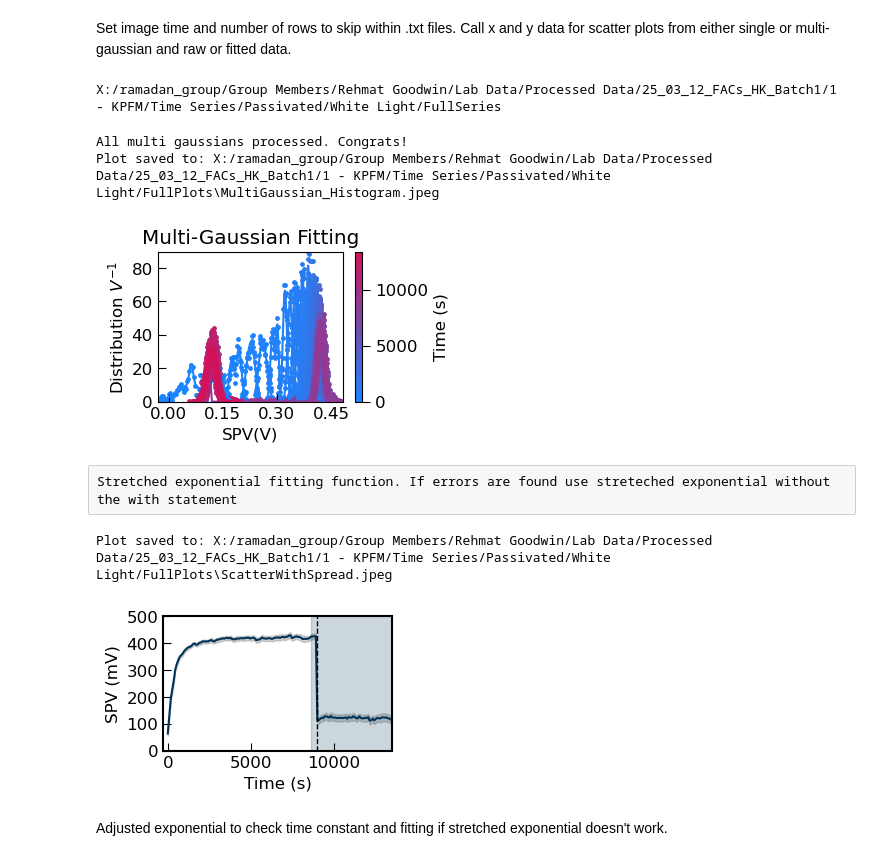
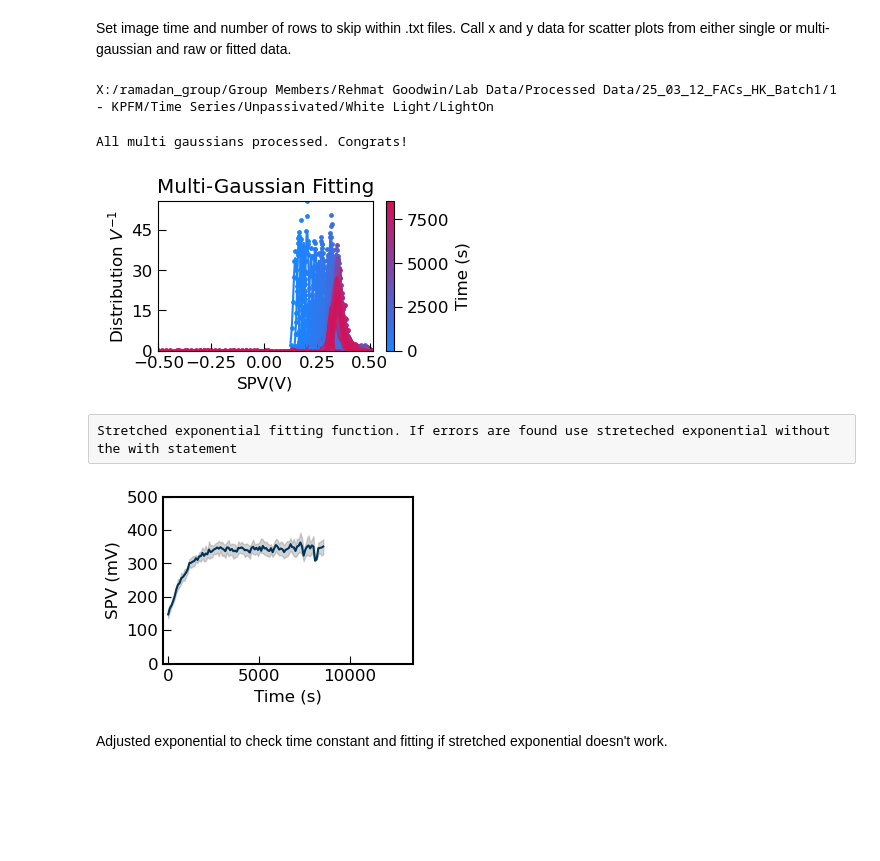
Before and after one commit to RamadanLab/KPFM_processing, a Jupyter notebook: TimeSeriesProcessing.ipynb, the cells around one changed output. Drawn from its saved outputs; the diff is of its cells as text; code cells hidden in the pictures; blank space fills up the shorter version.

```diff
--- a/TimeSeriesProcessing.ipynb
+++ b/TimeSeriesProcessing.ipynb
@@ -375,8 +375,8 @@ def multi_gaussian_folder(file_directory, rows, image_time):
     cbar.ax.tick_params(size=tick_length, labelsize = base_font_size)
     plt.autoscale(enable=True, axis='y', tight=False)
     #Uncomment for file saving
-    fig=plt.gcf()
-    save_plot_to_folder(fig,save_path,filename='MultiGaussian_Histogram.jpeg')
+    #fig=plt.gcf()
+    #save_plot_to_folder(fig,save_path,filename='MultiGaussian_Histogram.jpeg')
     return mean_scatter, time_scatter, multigaussian_min, multigaussian_max, multigaussian_peak
     plt.show()
 # %% [markdown]
@@ -400,10 +400,9 @@ x_data=time_scatter #Change according to whether using single or multi gaussian
 y_data=multigaussian_peak #can change this dependant on whether you want single or multi-gaussian
 #y_data = gaussian_scatter # Good check for if there is strange behaviour from the multi-gaussian fit.
 # %% [output]
-X:/ramadan_group/Group Members/Rehmat Goodwin/Lab Data/Processed Data/25_03_12_FACs_HK_Batch1/1 - KPFM/Time Series/Passivated/White Light/FullSeries
+X:/ramadan_group/Group Members/Rehmat Goodwin/Lab Data/Processed Data/25_03_12_FACs_HK_Batch1/1 - KPFM/Time Series/Unpassivated/White Light/LightOn
 All multi gaussians processed. Congrats!
-Plot saved to: X:/ramadan_group/Group Members/Rehmat Goodwin/Lab Data/Processed Data/25_03_12_FACs_HK_Batch1/1 - KPFM/Time Series/Passivated/White Light/FullPlots\MultiGaussian_Histogram.jpeg
-[figure, old version]
+[figure, new version]
 # %% [raw]
 Stretched exponential fitting function. If errors are found use streteched exponential without the with statement
 # %%
@@ -440,37 +439,36 @@ plt.plot(time_scatter, multigaussian_min_new, color='#6F6F6F', linewidth=0.0001)
 plt.plot(time_scatter, multigaussian_max_new, color='#6F6F6F', linewidth=0.0001)
 plt.fill_between(time_scatter, multigaussian_min_new, multigaussian_max_new, color='#6F6F6F',
                  alpha=0.3)
 if np.max(time_scatter)> 9050:
     plt.vlines(x=image_time*100,
            ymin=0,
            ymax=500,
            linestyle = '--',
            linewidth=1,
           color = 'black',
 #          label = 'Light Off'
               )
     #recovery = [image_time*100, image_time*150]
     recovery = [image_time*96, image_time*150]
     plt.fill_between(recovery, 0, 500, color=GI_U_color, alpha=0.2)
 #else:
 #    print('Only single region of time series. No light off line needed')
 ##For white light (all)
 ax.set_ylim(0,500)
 ax.set_xlim(-image_time*3,image_time*150)
 ##For 365nm
 #ax.set_ylim(-100,200)
 #ax.set_xlim(-image_time*3,image_time*60)
 ##For 850nm
 #ax.set_ylim(-60,60)
 #ax.set_xlim(-image_time*3,image_time*90)
 #uncomment for saving figures
 fig=plt.gcf()
-plt.tight_layout()
-save_plot_to_folder(fig, save_path,filename='ScatterWithSpread.jpeg')
+#plt.tight_layout()
+#save_plot_to_folder(fig, save_path,filename='ScatterWithSpread.jpeg')
 plt.show()
 # %% [output]
-Plot saved to: X:/ramadan_group/Group Members/Rehmat Goodwin/Lab Data/Processed Data/25_03_12_FACs_HK_Batch1/1 - KPFM/Time Series/Passivated/White Light/FullPlots\ScatterWithSpread.jpeg
-[figure, old version]
+[figure, new version]
 # %%
 #Stretched exponential fitting function:
 
```
Also changed, not shown: parts of 4 cells of this notebook.
